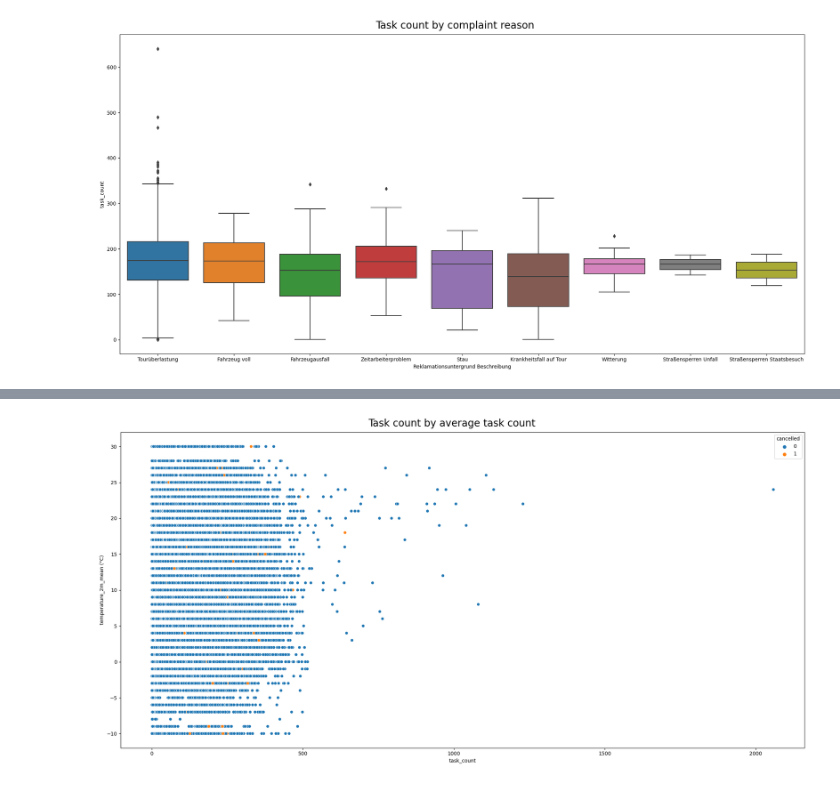
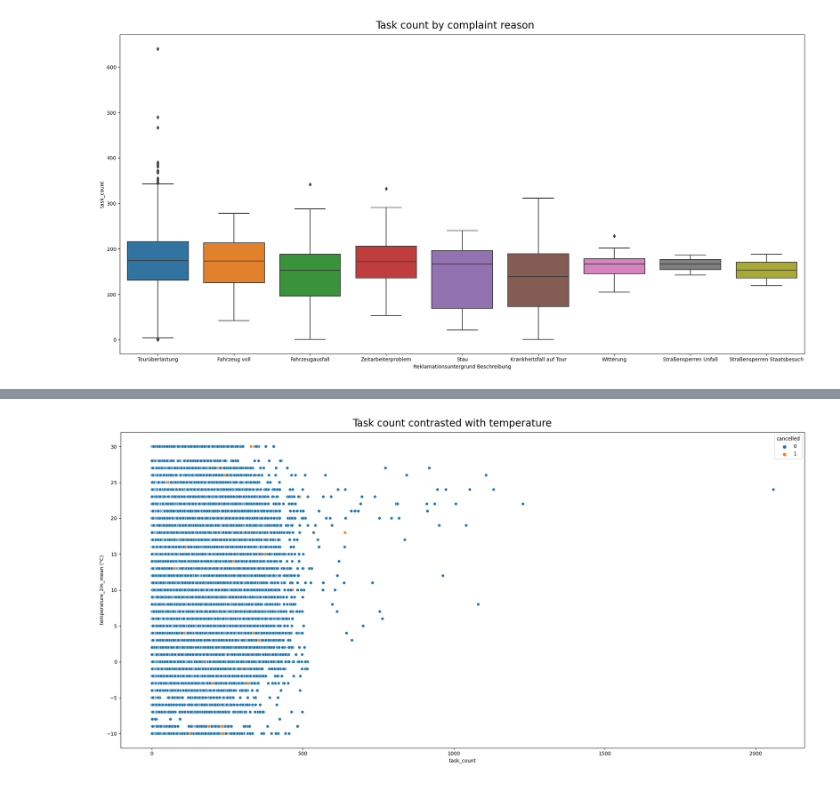
Before and after one commit to baz263/n3xtcoder, a Jupyter notebook: join.ipynb, the cells around one changed output, grey strips where cells are left out. Saved outputs shown, nothing was run; the diff lists cells and outputs as text; code cells hidden in the pictures.

```diff
--- a/join.ipynb
+++ b/join.ipynb
@@ -862,8 +864,8 @@ everything_table.head()
 # %%
 fig= plt.figure(figsize=(20,10))
 sns.scatterplot(x='task_count', y='temperature_2m_mean (°C)', hue='cancelled', data=everything_table)
-fig.suptitle('Task count by average task count', fontsize=20)
+fig.suptitle('Task count contrasted with temperature', fontsize=20)
 plt.tight_layout()
 plt.show()
 # %% [output]
-[figure, old version]
+[figure, new version]
```
Also changed, not shown: parts of 41 cells of this notebook.
